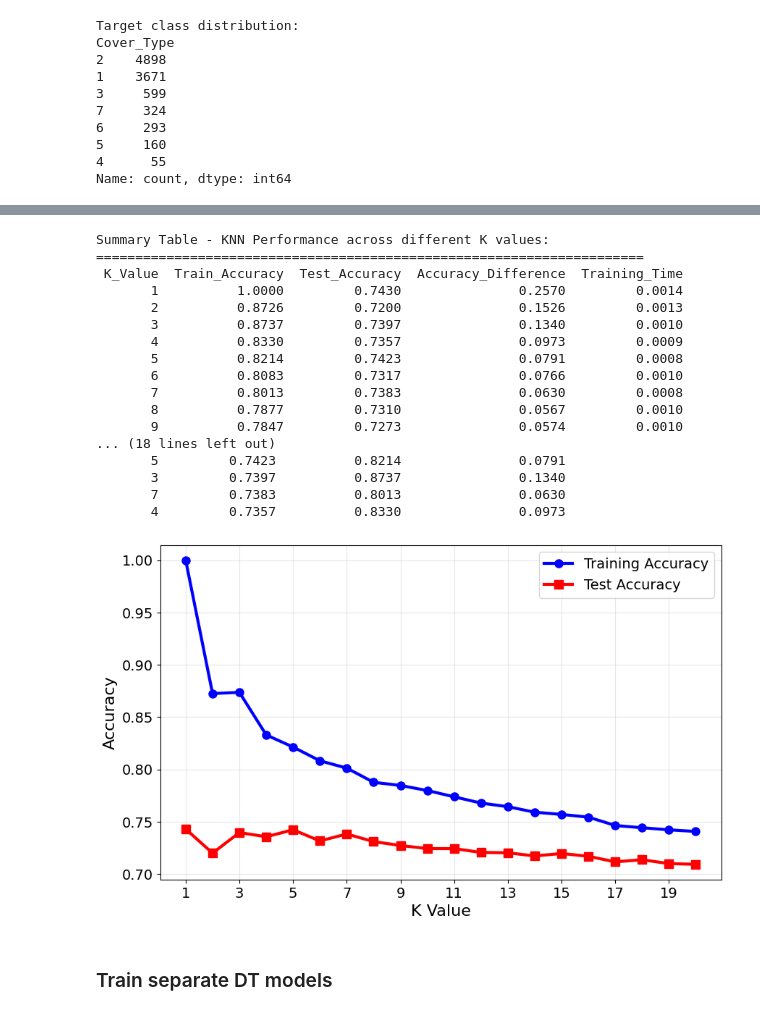
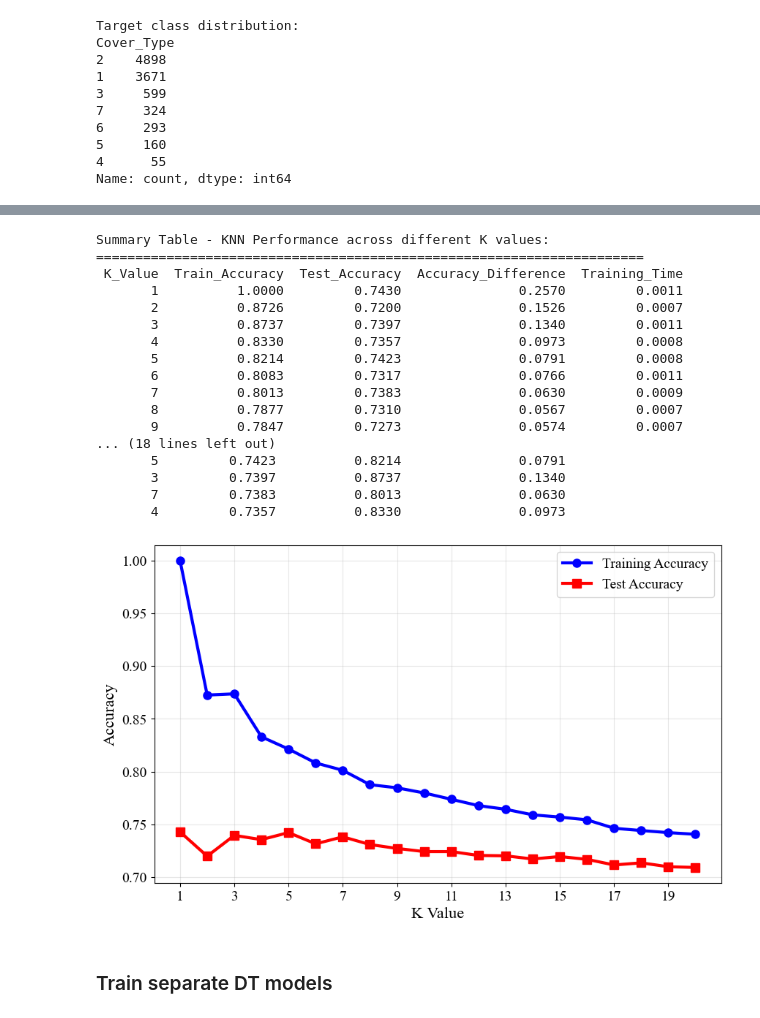
Before and after one commit to Voltzz9/ml441_assignments, a Jupyter notebook: assign2/code/Analysis.ipynb, the cells around one changed output, grey strips where cells are left out. Drawn from its saved outputs; the diff is of its cells as text; code cells hidden in the pictures.

```diff
--- a/assign2/code/Analysis.ipynb
+++ b/assign2/code/Analysis.ipynb
@@ -646,23 +648,8 @@ Cover_Type
    macro avg       0.81      0.86      0.83    174304
 weighted avg       0.90      0.90      0.90    174304
 # %%
-
-
 # Scale the features for KNN (important for distance-based algorithms)
 scaler = StandardScaler()
 X_train_scaled = scaler.fit_transform(X_train)
 X_test_scaled = scaler.transform(X_test)
-
-# Basic KNN model first
-knn_basic = KNeighborsClassifier(n_neighbors=5)
-knn_basic.fit(X_train_scaled, y_train)
-
-# Basic predictions and evaluation
-y_pred_basic = knn_basic.predict(X_test_scaled)
-basic_accuracy = accuracy_score(y_test, y_pred_basic)
-print(f"Basic KNN (k=5) Accuracy: {basic_accuracy:.4f}")
-
-# Print classification report for basic model
-print("\nBasic KNN Classification Report:")
-print(classification_report(y_test, y_pred_basic))
 # %% [output]
@@ -818,3 +790,6 @@ Target count for minority classes: 5309
 ✅ Model trained on SMOTETomek-balanced training data
 ✅ Hyperparameter tuning used SMOTETomek only on training folds
 ✅ Validation was performed on original unbalanced data
+# %%
+# manually define optimal kNN
+optimal_knn = KNeighborsClassifier(n_neighbors=3, metric='manhattan', weights='distance')
@@ -2125,15 +2207,15 @@ print(top_5.to_string(index=False))
 Summary Table - KNN Performance across different K values:
 ======================================================================
  K_Value  Train_Accuracy  Test_Accuracy  Accuracy_Difference  Training_Time
-       1          1.0000         0.7430               0.2570         0.0014
-       2          0.8726         0.7200               0.1526         0.0013
-       3          0.8737         0.7397               0.1340         0.0010
-       4          0.8330         0.7357               0.0973         0.0009
+       1          1.0000         0.7430               0.2570         0.0011
+       2          0.8726         0.7200               0.1526         0.0007
+       3          0.8737         0.7397               0.1340         0.0011
+       4          0.8330         0.7357               0.0973         0.0008
        5          0.8214         0.7423               0.0791         0.0008
-       6          0.8083         0.7317               0.0766         0.0010
-       7          0.8013         0.7383               0.0630         0.0008
-       8          0.7877         0.7310               0.0567         0.0010
-       9          0.7847         0.7273               0.0574         0.0010
+       6          0.8083         0.7317               0.0766         0.0011
+       7          0.8013         0.7383               0.0630         0.0009
+       8          0.7877         0.7310               0.0567         0.0007
+       9          0.7847         0.7273               0.0574         0.0007
 ... (18 lines left out)
        5         0.7423          0.8214               0.0791
        3         0.7397          0.8737               0.1340
@@ -2142,27 +2224,31 @@ Summary Table - KNN Performance across different K values:
 # %%
 # Create a plot with larger fonts for IEEE 2-column format
 fig, ax1 = plt.subplots(figsize=(10, 6))
 
 # Increase font sizes for IEEE format
-plt.rcParams.update({'font.size': 14})  # Base font size
+plt.rcParams.update({'font.size': 14, 'font.family': 'serif', 'font.serif': ['Times New Roman']})  # Base font size
 
 ax1.plot(k_values, train_accuracies, 'b-o', label='Training Accuracy', linewidth=3, markersize=8)
 ax1.plot(k_values, test_accuracies, 'r-s', label='Test Accuracy', linewidth=3, markersize=8)
-ax1.set_xlabel('K Value', fontsize=16)
-ax1.set_ylabel('Accuracy', fontsize=16)
+ax1.set_xlabel('K Value', fontsize=16, fontname='Times New Roman')
+ax1.set_ylabel('Accuracy', fontsize=16, fontname='Times New Roman')
+# Force Times New Roman for ticks
+for label in ax1.get_xticklabels() + ax1.get_yticklabels():
+    label.set_fontname('Times New Roman')
+
 ax1.legend(fontsize=14, loc='best')
 ax1.grid(True, alpha=0.3)
 ax1.set_xticks(k_values[::2])
 ax1.tick_params(axis='both', which='major', labelsize=14)
 
 # Save as PDF with tight bounding box
 plt.savefig("../plots/knn_performance.pdf", bbox_inches='tight', dpi=300)
 plt.show()
 
 # Reset font parameters to default
 plt.rcParams.update(plt.rcParamsDefault)
 # %% [output]
-[figure, old version]
+[figure, new version]
 # %% [markdown]
 ### Train separate DT models
 # %% [markdown]
```
Also changed, not shown: parts of 14 cells of this notebook, 8 other files.
